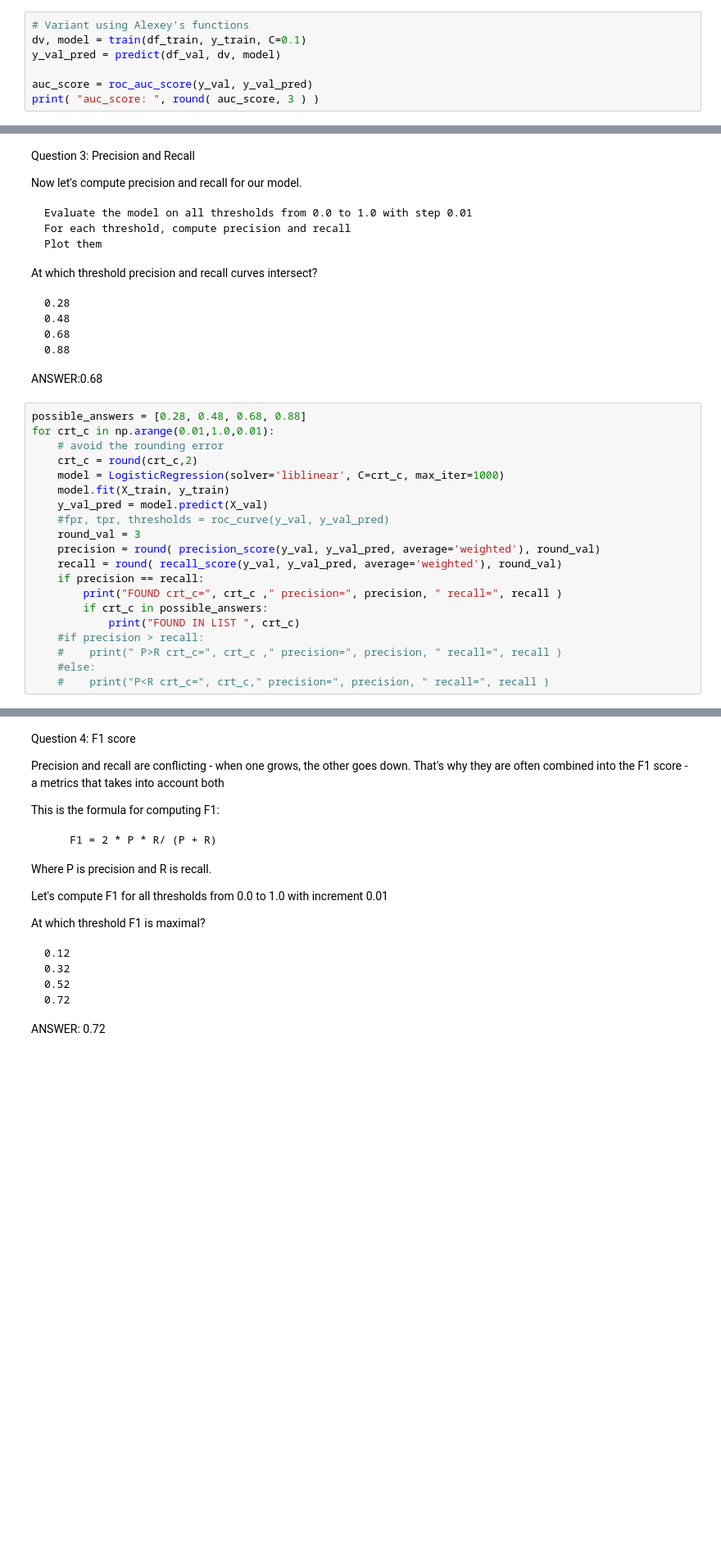
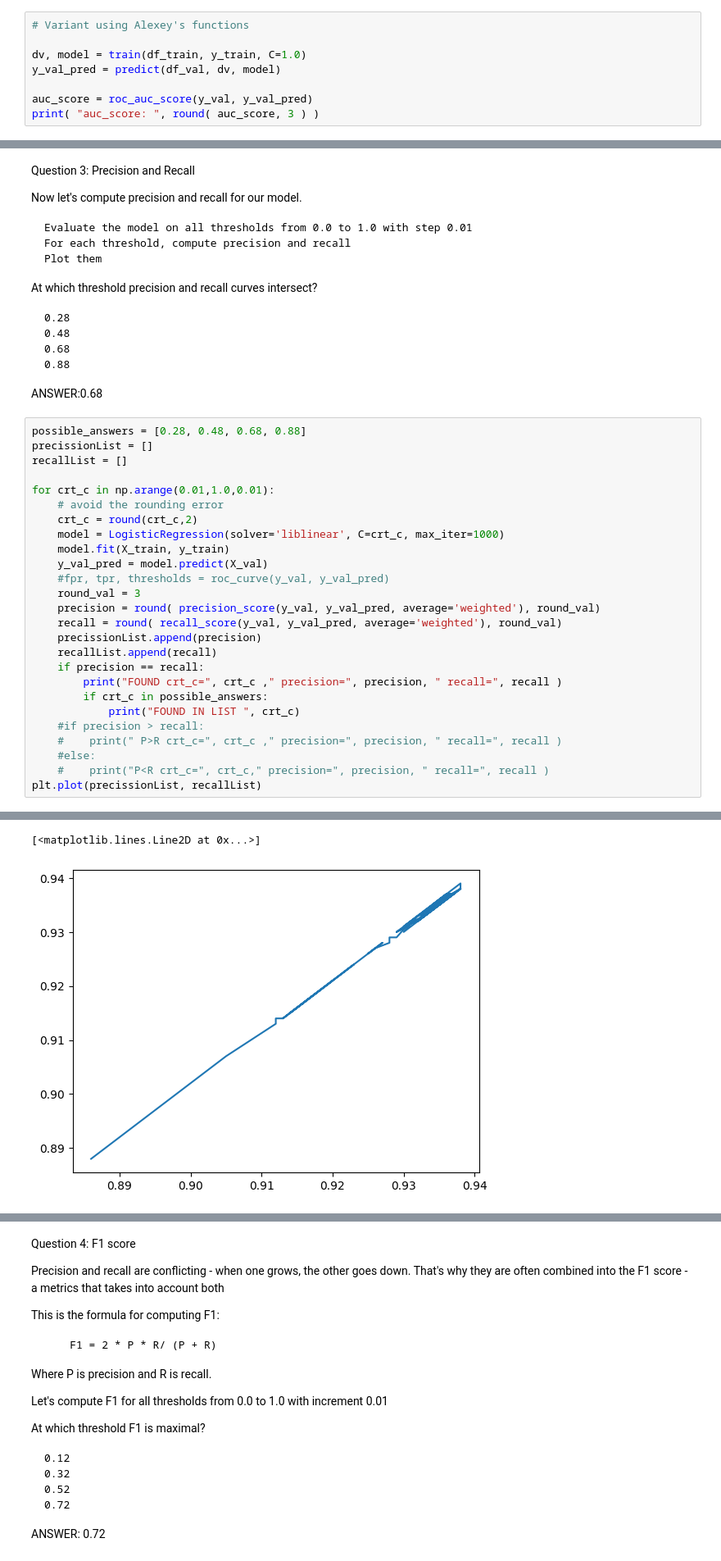
Before and after one commit to midnightmover-az/ml-zoomcamp, a Jupyter notebook: assignament-04-evaluation.ipynb, the cells around one changed output, grey strips where cells are left out. Shown at 82% size. Cells and saved outputs as stored; diff of their text form; blank space fills up the shorter version.

```diff
--- a/assignament-04-evaluation.ipynb
+++ b/assignament-04-evaluation.ipynb
@@ -190,6 +193,7 @@ auc_score:  0.915
 # %%
 # Variant using Alexey's functions
-dv, model = train(df_train, y_train, C=0.1)
+
+dv, model = train(df_train, y_train, C=1.0)
 y_val_pred = predict(df_val, dv, model)
 
 auc_score = roc_auc_score(y_val, y_val_pred)
@@ -215,6 +219,9 @@ At which threshold precision and recall curves intersect?
 ANSWER:0.68
 # %%
 possible_answers = [0.28, 0.48, 0.68, 0.88]
+precissionList = []
+recallList = []
+
 for crt_c in np.arange(0.01,1.0,0.01):
     # avoid the rounding error
     crt_c = round(crt_c,2)
@@ -224,33 +231,38 @@ for crt_c in np.arange(0.01,1.0,0.01):
     #fpr, tpr, thresholds = roc_curve(y_val, y_val_pred)
     round_val = 3
     precision = round( precision_score(y_val, y_val_pred, average='weighted'), round_val)
     recall = round( recall_score(y_val, y_val_pred, average='weighted'), round_val)
+    precissionList.append(precision)
+    recallList.append(recall)
     if precision == recall:
         print("FOUND crt_c=", crt_c ," precision=", precision, " recall=", recall )
         if crt_c in possible_answers:
             print("FOUND IN LIST ", crt_c)
     #if precision > recall:
     #    print(" P>R crt_c=", crt_c ," precision=", precision, " recall=", recall )
     #else:
     #    print("P<R crt_c=", crt_c," precision=", precision, " recall=", recall )
+plt.plot(precissionList, recallList)
 # %% [output]
 FOUND crt_c= 0.31  precision= 0.928  recall= 0.928
 FOUND crt_c= 0.33  precision= 0.929  recall= 0.929
 FOUND crt_c= 0.38  precision= 0.933  recall= 0.933
 FOUND crt_c= 0.4  precision= 0.934  recall= 0.934
 FOUND crt_c= 0.41  precision= 0.934  recall= 0.934
 FOUND crt_c= 0.42  precision= 0.935  recall= 0.935
 FOUND crt_c= 0.43  precision= 0.935  recall= 0.935
 FOUND crt_c= 0.44  precision= 0.934  recall= 0.934
 FOUND crt_c= 0.45  precision= 0.93  recall= 0.93
 FOUND crt_c= 0.49  precision= 0.937  recall= 0.937
 FOUND crt_c= 0.5  precision= 0.937  recall= 0.937
 FOUND crt_c= 0.54  precision= 0.937  recall= 0.937
 ... (25 lines left out)
 FOUND crt_c= 0.95  precision= 0.937  recall= 0.937
 FOUND crt_c= 0.96  precision= 0.935  recall= 0.935
 FOUND crt_c= 0.98  precision= 0.936  recall= 0.936
 FOUND crt_c= 0.99  precision= 0.938  recall= 0.938
+[<matplotlib.lines.Line2D at 0x...>]
+[figure, added]
 # %%
 # Variant using Alexey's functions
 
```
Also changed, not shown: parts of 6 cells of this notebook.
